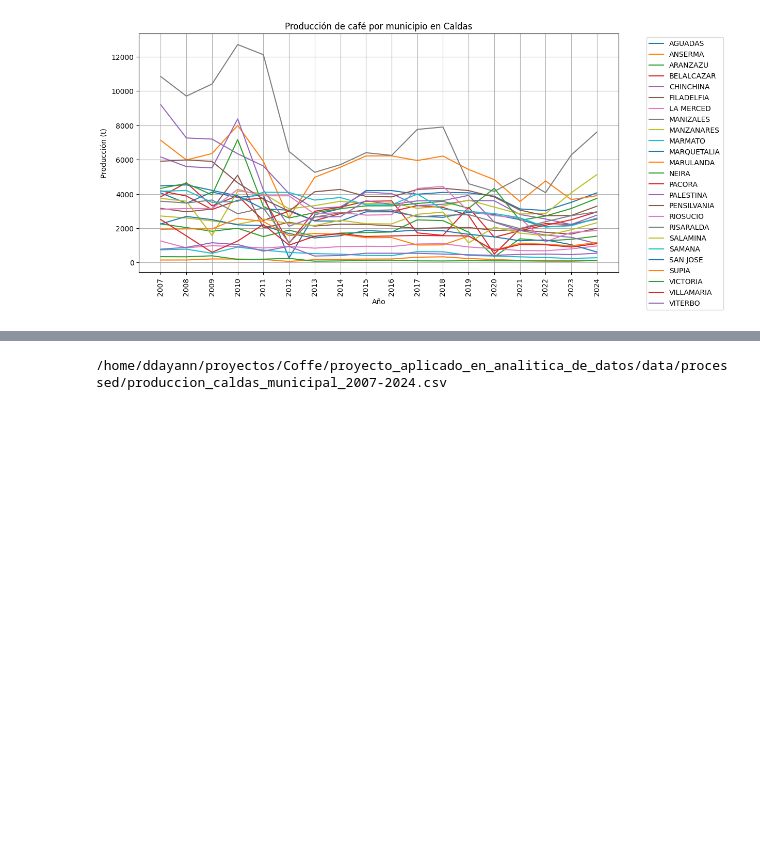
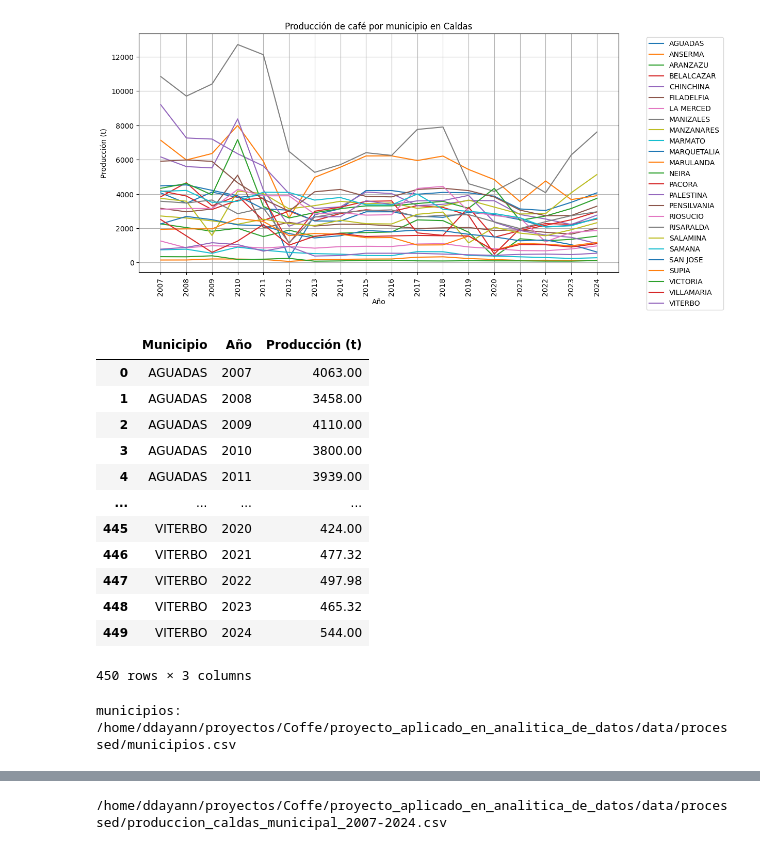
Before and after one commit to danieloliv44/proyecto_aplicado_en_analitica_de_datos, a Jupyter notebook: notebooks/preprocesamiento/Prod_mes_2007-2024.ipynb, the cells around one changed output, grey strips where cells are left out. Saved outputs shown, nothing was run; the diff lists cells and outputs as text; code cells hidden in the pictures; blank space fills up the shorter version.

```diff
--- a/notebooks/preprocesamiento/Prod_mes_2007-2024.ipynb
+++ b/notebooks/preprocesamiento/Prod_mes_2007-2024.ipynb
@@ -319,3 +319,27 @@ plt.grid(True)
 plt.show()
 # %% [output]
 [figure]
+# %%
+produccion_municipio
+# %% [output]
+|  | Municipio | Año | Producción (t) |
+| 0 | AGUADAS | 2007 | 4063.00 |
+| 1 | AGUADAS | 2008 | 3458.00 |
+| 2 | AGUADAS | 2009 | 4110.00 |
+| 3 | AGUADAS | 2010 | 3800.00 |
+| 4 | AGUADAS | 2011 | 3939.00 |
+| ... | ... | ... | ... |
+| 445 | VITERBO | 2020 | 424.00 |
+| 446 | VITERBO | 2021 | 477.32 |
+| 447 | VITERBO | 2022 | 497.98 |
+| 448 | VITERBO | 2023 | 465.32 |
+| 449 | VITERBO | 2024 | 544.00 |
+450 rows × 3 columns
+# %%
+# Raíz del proyecto
+PROJECT_ROOT = Path().resolve().parents[1]
+# Rutas de entrada
+path_municipios = PROJECT_ROOT / "data" / "processed" / "municipios.csv"
+print("municipios:", path_municipios)
+# %% [output]
+municipios: /home/ddayann/proyectos/Coffe/proyecto_aplicado_en_analitica_de_datos/data/processed/municipios.csv
```
Also changed, not shown: parts of 6 cells of this notebook, 1 other file.
